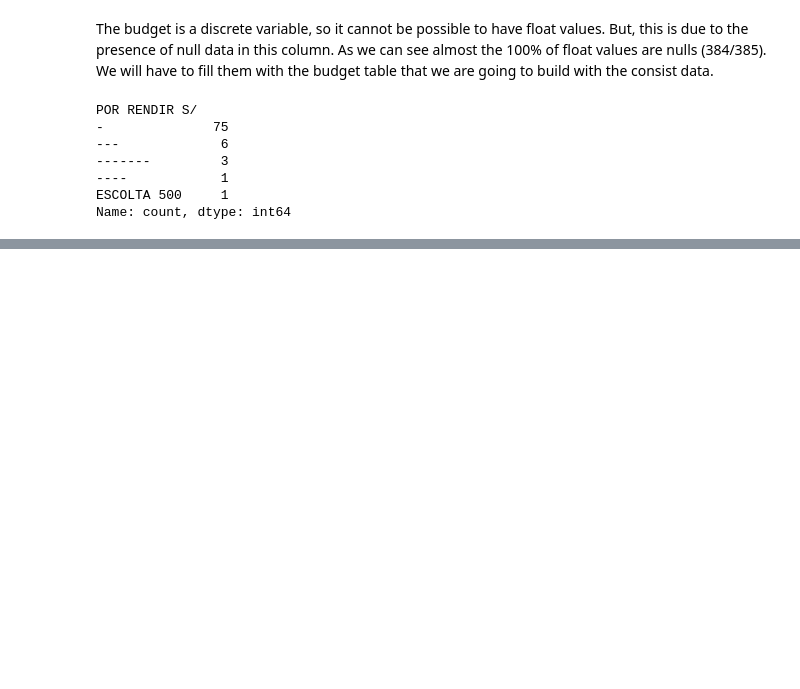
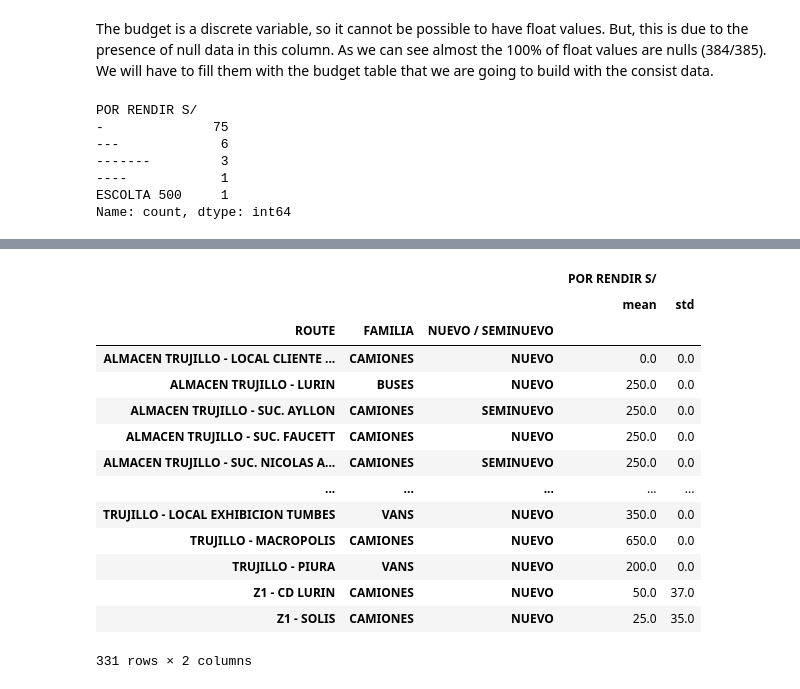
Before and after one commit to CarlosFOL/Transport_Company_Analysis, a Jupyter notebook: notebooks/data_cleaning.ipynb, the cells around one changed output, grey strips where cells are left out. Saved outputs shown, nothing was run; the diff lists cells and outputs as text; code cells hidden in the pictures; blank space fills up the shorter version.

```diff
--- a/notebooks/data_cleaning.ipynb
+++ b/notebooks/data_cleaning.ipynb
@@ -1071,0 +1112,34 @@ plt.show()
+# %%
+first_cond = ~(df_TransportCompany['STATUS'].isin(
+    ['FALSO FLETE, CANCELADO, PROGRAMADO, REPROGRAMADO']
+    ))
+second_cond = df_TransportCompany['POR RENDIR S/'].apply(lambda budget: type(budget) == int )
+cols = ['ORIGEN', 'DESTINO', 'POR RENDIR S/', 'FAMILIA', 'NUEVO / SEMINUEVO']
+# Get the table
+BUDGET_TABLE = df_TransportCompany.loc[first_cond & second_cond, cols].copy()
+BUDGET_TABLE['ROUTE'] = df_TransportCompany.apply(
+                            lambda trip: trip['ORIGEN'] + ' - ' + trip['DESTINO'], axis = 1
+                                                )
+(
+    BUDGET_TABLE
+    .groupby(by = ['ROUTE', 'FAMILIA','NUEVO / SEMINUEVO'])
+    .agg({'POR RENDIR S/': ['mean', 'std']})
+    .round()
+    .fillna(0)
+)
+# %% [output]
+|  |  |  | POR RENDIR S/ |  |
+|  |  |  | mean | std |
+| ROUTE | FAMILIA | NUEVO / SEMINUEVO |  |  |
+| ALMACEN TRUJILLO - LOCAL CLIENTE ... | CAMIONES | NUEVO | 0.0 | 0.0 |
+| ALMACEN TRUJILLO - LURIN | BUSES | NUEVO | 250.0 | 0.0 |
+| ALMACEN TRUJILLO - SUC. AYLLON | CAMIONES | SEMINUEVO | 250.0 | 0.0 |
+| ALMACEN TRUJILLO - SUC. FAUCETT | CAMIONES | NUEVO | 250.0 | 0.0 |
+| ALMACEN TRUJILLO - SUC. NICOLAS A... | CAMIONES | SEMINUEVO | 250.0 | 0.0 |
+| ... | ... | ... | ... | ... |
+| TRUJILLO - LOCAL EXHIBICION TUMBES | VANS | NUEVO | 350.0 | 0.0 |
+| TRUJILLO - MACROPOLIS | CAMIONES | NUEVO | 650.0 | 0.0 |
+| TRUJILLO - PIURA | VANS | NUEVO | 200.0 | 0.0 |
+| Z1 - CD LURIN | CAMIONES | NUEVO | 50.0 | 37.0 |
+| Z1 - SOLIS | CAMIONES | NUEVO | 25.0 | 35.0 |
+331 rows × 2 columns
```
Also changed, not shown: parts of 10 cells of this notebook.
